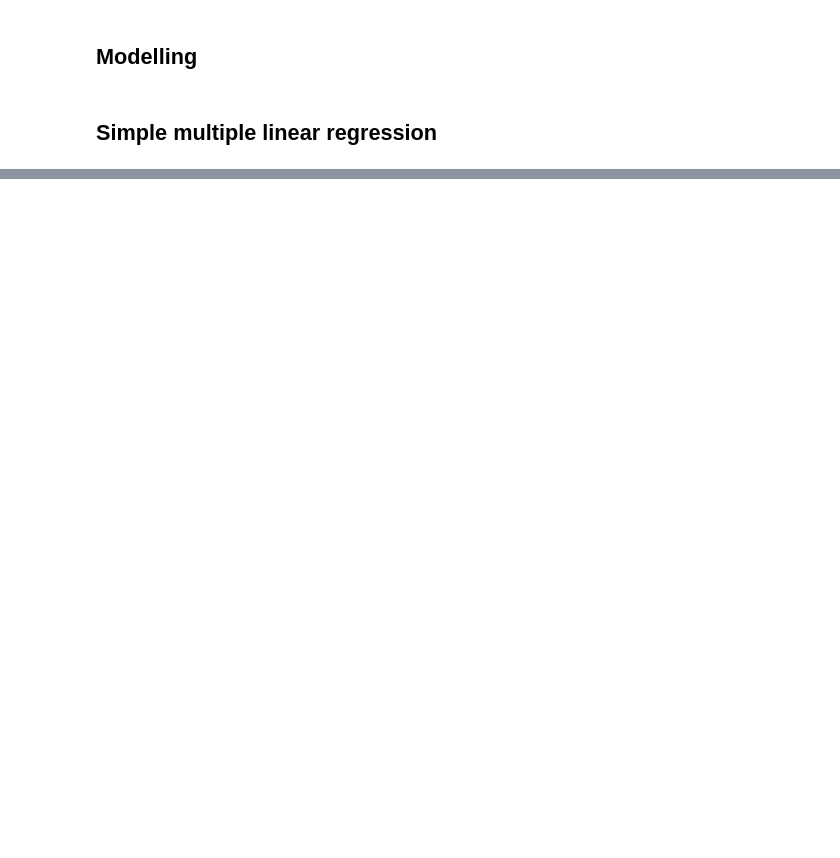
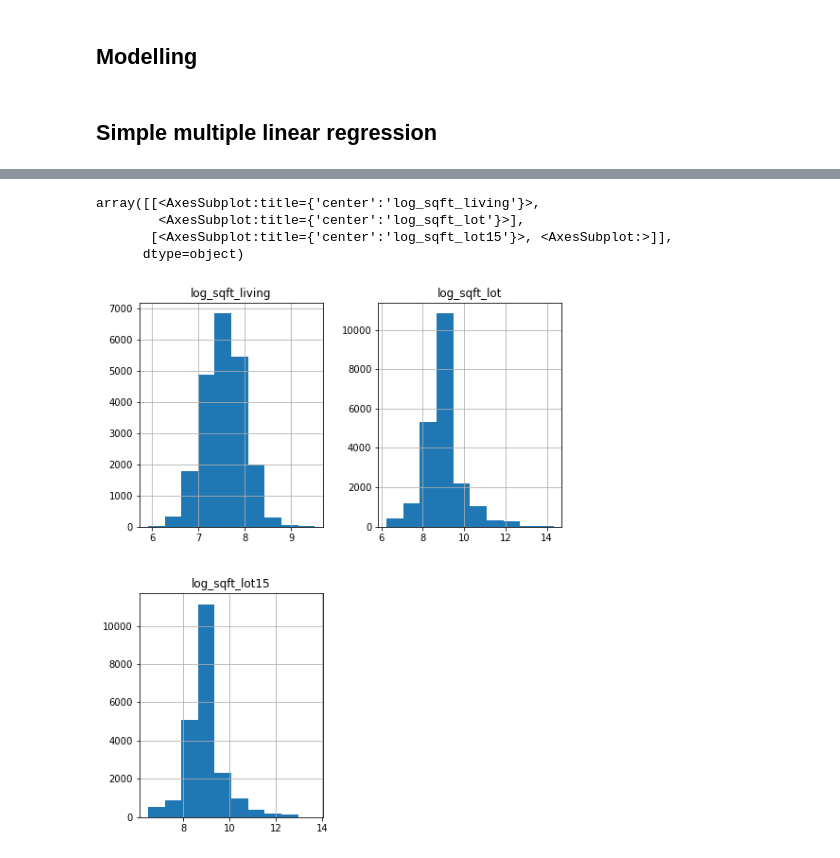
Before and after one commit to felix-n12/kingcounty, a Jupyter notebook: student-checkpoint.ipynb, the cells around one changed output, grey strips where cells are left out. Drawn from its saved outputs; the diff is of its cells as text; code cells hidden in the pictures; blank space fills up the shorter version.

```diff
--- a/student-checkpoint.ipynb
+++ b/student-checkpoint.ipynb
@@ -527 +569,14 @@ Index(['price', 'bedrooms', 'bathrooms', 'sqft_living', 'sqft_lot', 'floors',
+# %%
+rel_house_data['log_sqft_living']=np.log(rel_house_data['sqft_living'])
+rel_house_data['log_sqft_lot']=np.log(rel_house_data['sqft_lot'])
+rel_house_data['log_sqft_lot15']=np.log(rel_house_data['sqft_lot15'])
+# %%
+rel_house_data[['log_sqft_living','log_sqft_lot','log_sqft_lot15']]\
+ .hist(figsize=(8,10))
+# %% [output]
+array([[<AxesSubplot:title={'center':'log_sqft_living'}>,
+        <AxesSubplot:title={'center':'log_sqft_lot'}>],
+       [<AxesSubplot:title={'center':'log_sqft_lot15'}>, <AxesSubplot:>]],
+      dtype=object)
+[figure, added]
 # %%
```
Also changed, not shown: parts of 26 cells of this notebook.
